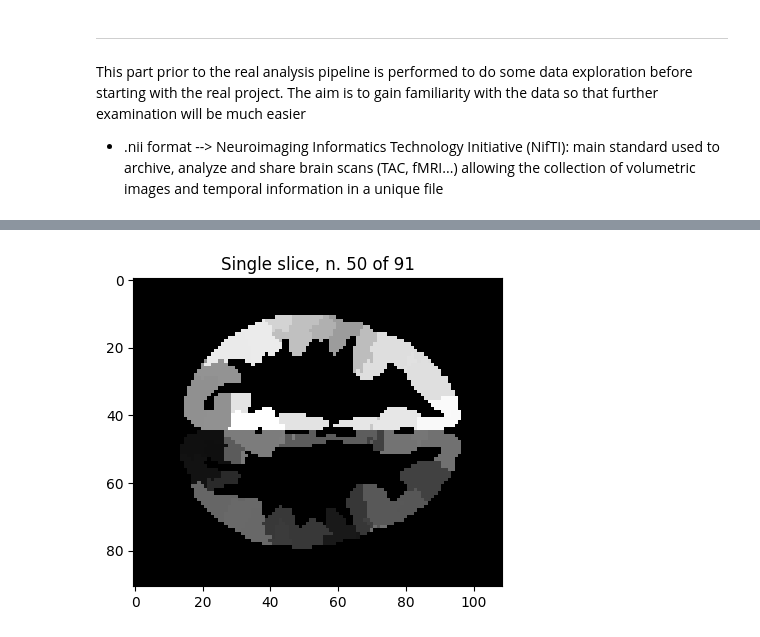
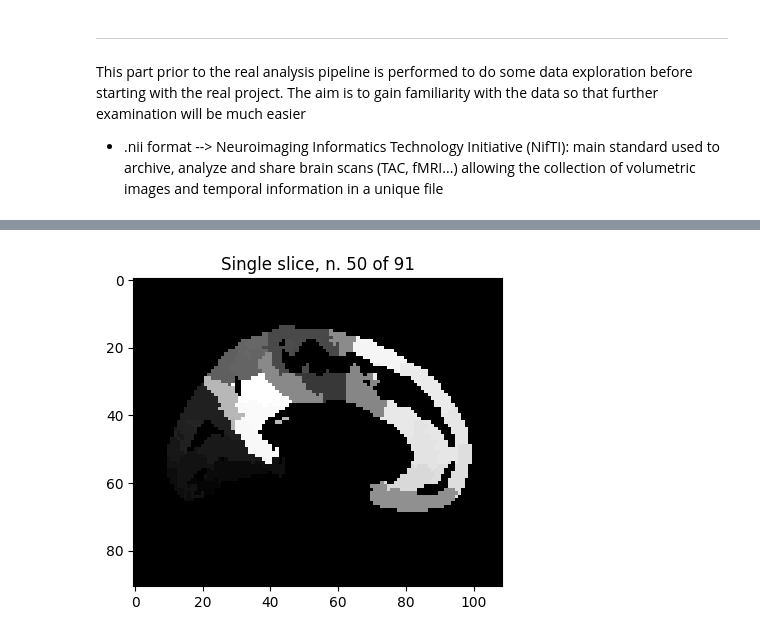
Before and after one commit to tommydelu/MRI-analysis-pipeline, a Jupyter notebook: data_exploration.ipynb, the cells around one changed output, grey strips where cells are left out. Drawn from its saved outputs; the diff is of its cells as text; code cells hidden in the pictures.

```diff
--- a/data_exploration.ipynb
+++ b/data_exploration.ipynb
@@ -186,5 +277,5 @@ display_slice(mni_data, slice_idx=10)
 # %%
-atlas_img, atlas_hdr, atlas_data, atlas_dims = display_nii_info(ATLAS_PATH, "ATLAS")
+atlas_img, atlas_hdr, atlas_data, atlas_dims = load_and_display(ATLAS_PATH, "ATLAS")
 # %% [output]
 INFORMATION ABOUT ATLAS NIFTI FILE:
 
@@ -206,4 +289,4 @@ magic           : b'n+1'
 # %%
-display_slice(atlas_data, slice_idx=50)
+display_single_slice(atlas_data, slice_idx=50, axis="coronal")
 # %% [output]
-[figure, old version]
+[figure, new version]
```
Also changed, not shown: parts of 23 cells of this notebook.
